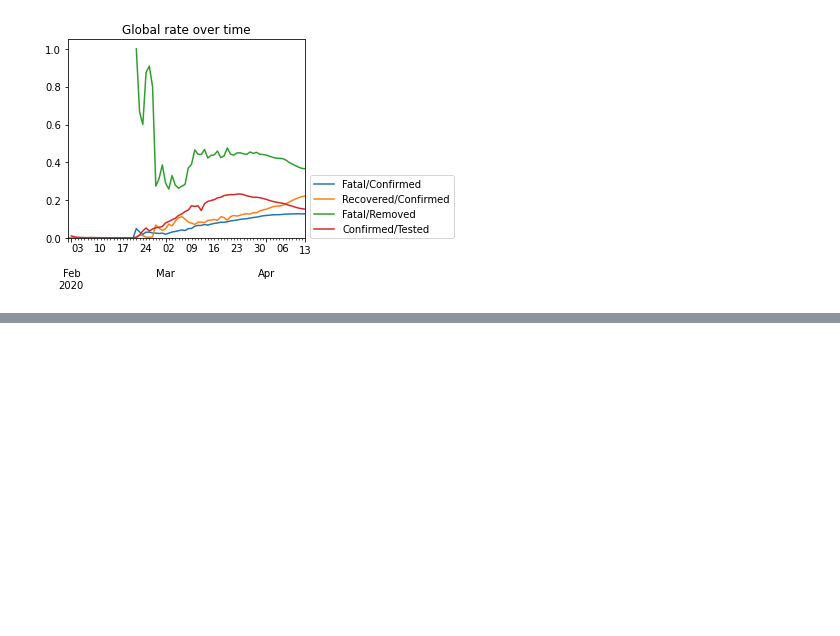
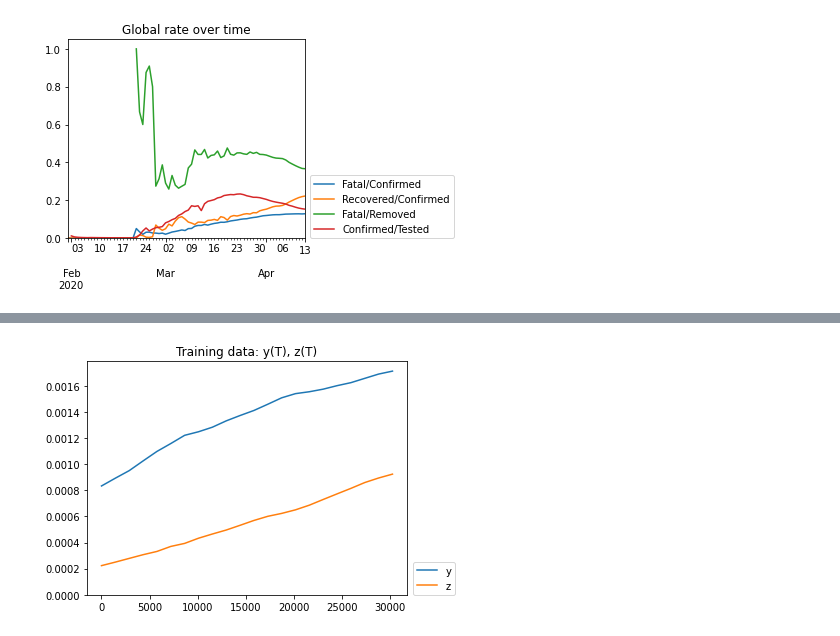
Before and after one commit to Fudalinm/EpidemicSpreadModels, a Jupyter notebook: notebooks/Italy.ipynb, the cells around one changed output, grey strips where cells are left out. Saved outputs shown, nothing was run; the diff lists cells and outputs as text; code cells hidden in the pictures; blank space fills up the shorter version.

Commit message:
Try to use SIR model on Italy

```diff
--- a/notebooks/Italy.ipynb
+++ b/notebooks/Italy.ipynb
@@ -16,4 +17,5 @@ from scipy.integrate import solve_ivp
 # %%
+critical_country = 'Italy'
 raw = pd.read_csv("../data/covid_19_data.csv")
 # %%
 raw
@@ -121,3 +123,11 @@ result[rate_cols[3]] = result["Confirmed"] /result["TotalTests"]
 model.line_plot(result[rate_cols], "Global rate over time", ylabel="", math_scale=False)
 # %% [output]
 [figure]
+# %%
+#load population dict
+population_df = pd.read_csv("../data/locations_population.csv")
+population_country = population_df[population_df['Country.Region'] == critical_country].iloc[0]['Population']
+print(population_country)
+
+# TODO: estimate automaticly epidemic begin
+epidemic_start = "23Mar2020"
@@ -123,0 +136,10 @@ model.line_plot(result[rate_cols], "Global rate over time", ylabel="", math_scal
+# %%
+train_dataset = model.SIR.create_dataset(
+    ncov_df_ungrouped,
+    population_country,
+    places=[(critical_country, None)],
+    start_date=epidemic_start
+)
+train_start_date, train_initials, train_Tend, train_df = train_dataset
+pprint([train_start_date.strftime("%d%b%Y"), train_initials, train_Tend])
+print(train_df.tail())
@@ -123,0 +170,7 @@ model.line_plot(result[rate_cols], "Global rate over time", ylabel="", math_scal
+# %%
+model.line_plot(
+    train_df.set_index("T").drop("x", axis=1),
+    "Training data: y(T), z(T)", math_scale=False, ylabel=""
+)
+# %% [output]
+[figure, added]
```
Also changed, not shown: parts of 11 cells of this notebook, 1 other file.
